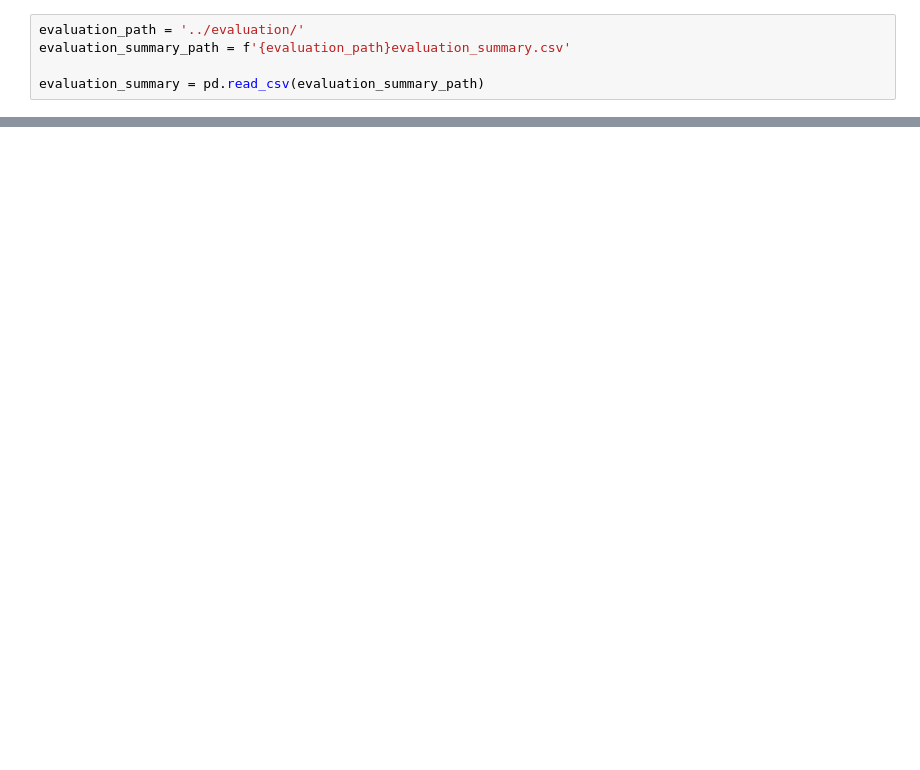
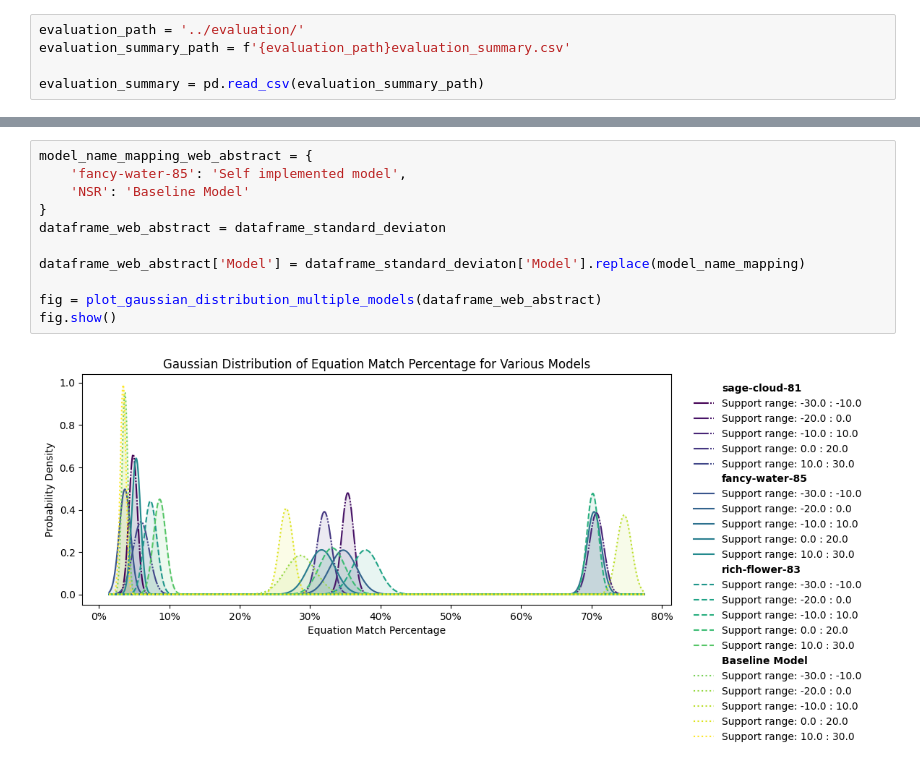
Before and after one commit to fabienmorgan/Self-Supervised_Numerical_Pre-Training_for_Symbolic_Regression, a Jupyter notebook: evalulation_graphs/variance_seed.ipynb, the cells around one changed output, grey strips where cells are left out. Cells and saved outputs as stored; diff of their text form; blank space fills up the shorter version.

```diff
--- a/evalulation_graphs/variance_seed.ipynb
+++ b/evalulation_graphs/variance_seed.ipynb
@@ -275,3 +297,16 @@ fig.show()
+# %%
+model_name_mapping_web_abstract = {
+    'fancy-water-85': 'Self implemented model',
+    'NSR': 'Baseline Model'
+}
+dataframe_web_abstract = dataframe_standard_deviaton
+
+dataframe_web_abstract['Model'] = dataframe_standard_deviaton['Model'].replace(model_name_mapping)
+
+fig = plot_gaussian_distribution_multiple_models(dataframe_web_abstract)
+fig.show()
+# %% [output]
+[figure, added]
 # %%
 fig = plot_gaussian_distribution_multiple_models(dataframe_standard_deviaton[(dataframe_standard_deviaton['Minimum Support'] == -20) |
                                                                              (dataframe_standard_deviaton['Minimum Support'] == 0)], modelname_visible=False)
```
Also changed, not shown: parts of 24 cells of this notebook, 11 other files.
